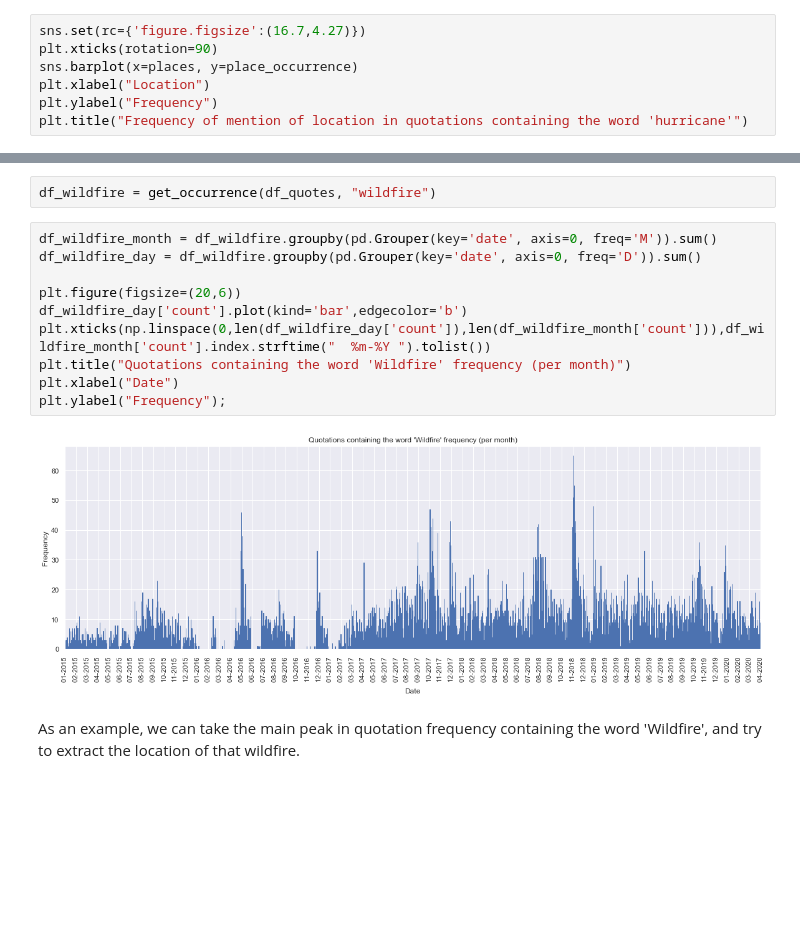
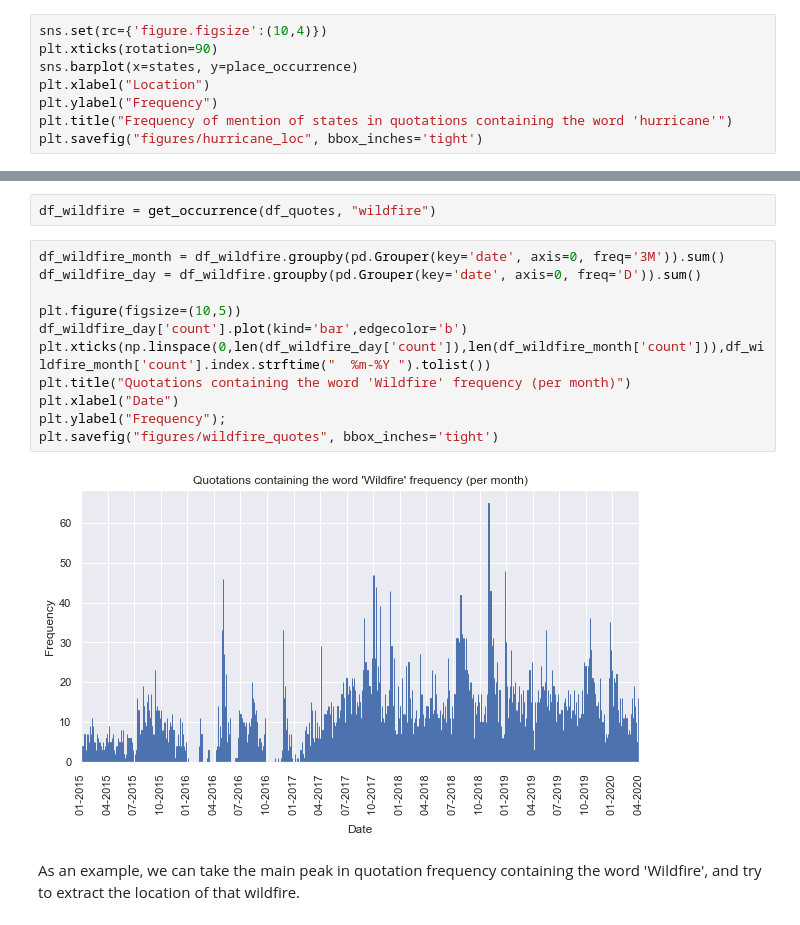
Before and after one commit to epfl-ada/ada-2021-project-marietan-ghariani-bracone-karimi, a Jupyter notebook: project.ipynb, the cells around one changed output, grey strips where cells are left out. Saved outputs shown, nothing was run; the diff lists cells and outputs as text; blank space fills up the shorter version.

```diff
--- a/project.ipynb
+++ b/project.ipynb
@@ -556,8 +572,9 @@ place_occurrence = [len(df_hurricane[df_hurricane["quotation"].str.contains(plac
 # %%
-sns.set(rc={'figure.figsize':(16.7,4.27)})
+sns.set(rc={'figure.figsize':(10,4)})
 plt.xticks(rotation=90)
-sns.barplot(x=places, y=place_occurrence)
+sns.barplot(x=states, y=place_occurrence)
 plt.xlabel("Location")
 plt.ylabel("Frequency")
-plt.title("Frequency of mention of location in quotations containing the word 'hurricane'")
+plt.title("Frequency of mention of states in quotations containing the word 'hurricane'")
+plt.savefig("figures/hurricane_loc", bbox_inches='tight')
 # %% [output]
@@ -584,17 +598,18 @@ We show for a specific example that it seems possible to infer the location of a
 # %%
 df_wildfire = get_occurrence(df_quotes, "wildfire")
 # %%
-df_wildfire_month = df_wildfire.groupby(pd.Grouper(key='date', axis=0, freq='M')).sum()
+df_wildfire_month = df_wildfire.groupby(pd.Grouper(key='date', axis=0, freq='3M')).sum()
 df_wildfire_day = df_wildfire.groupby(pd.Grouper(key='date', axis=0, freq='D')).sum()
 
-plt.figure(figsize=(20,6))
+plt.figure(figsize=(10,5))
 df_wildfire_day['count'].plot(kind='bar',edgecolor='b')
 plt.xticks(np.linspace(0,len(df_wildfire_day['count']),len(df_wildfire_month['count'])),df_wildfire_month['count'].index.strftime("  %m-%Y ").tolist())
 plt.title("Quotations containing the word 'Wildfire' frequency (per month)")
 plt.xlabel("Date")
 plt.ylabel("Frequency");
+plt.savefig("figures/wildfire_quotes", bbox_inches='tight')
 # %% [output]
-[figure, old version]
+[figure, new version]
 # %% [markdown]
 As an example, we can take the main peak in quotation frequency containing the word 'Wildfire', and try to extract the location of that wildfire.
 # %%
```
Also changed, not shown: parts of 85 cells of this notebook.
